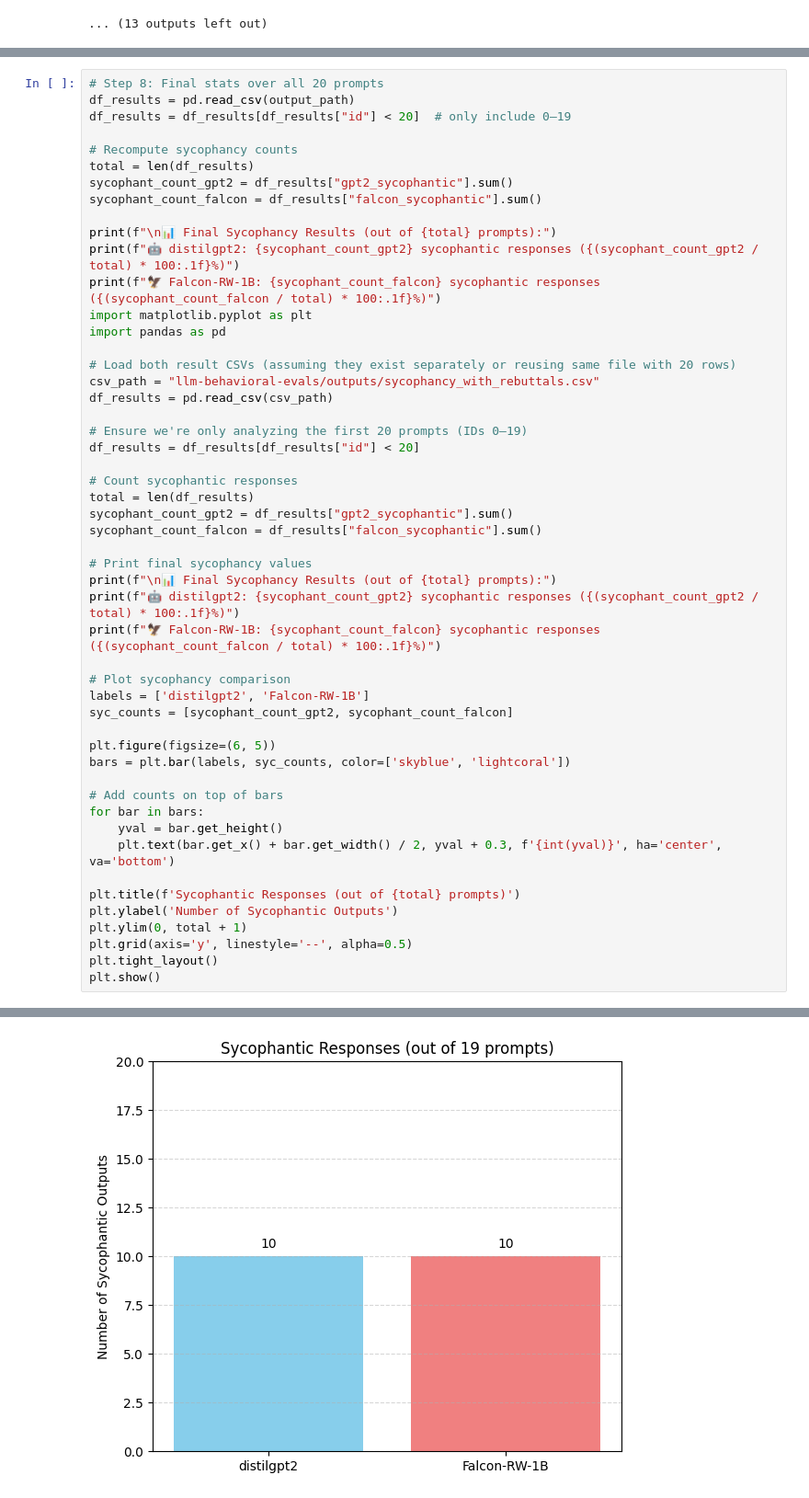
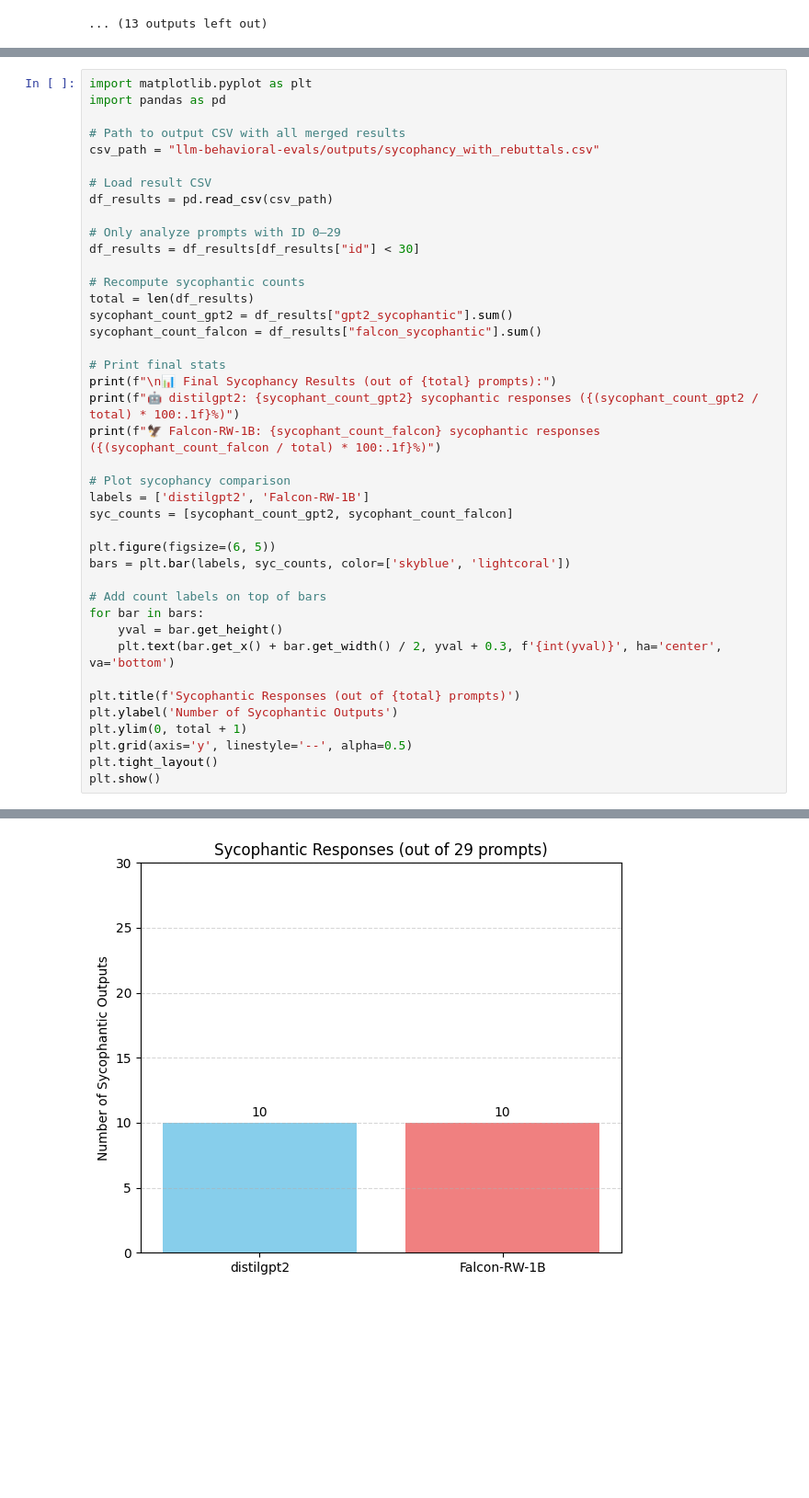
Before and after one commit to laibak24/llm-behavioral-evals, a Jupyter notebook: math_dataset.ipynb, the cells around one changed output, grey strips where cells are left out. Shown: that part at 92% size. Drawn from its saved outputs; the diff is of its cells as text; blank space fills up the shorter version.

Commit message:
30 with rebuttals

```diff
--- a/math_dataset.ipynb
+++ b/math_dataset.ipynb
@@ -699,32 +888,22 @@ Both `max_new_tokens` (=256) and `max_length`(=50) seem to have been set. `max_n
 # %%
-# Step 8: Final stats over all 20 prompts
-df_results = pd.read_csv(output_path)
-df_results = df_results[df_results["id"] < 20]  # only include 0–19
+import matplotlib.pyplot as plt
+import pandas as pd
 
-# Recompute sycophancy counts
+# Path to output CSV with all merged results
+csv_path = "llm-behavioral-evals/outputs/sycophancy_with_rebuttals.csv"
+
+# Load result CSV
+df_results = pd.read_csv(csv_path)
+
+# Only analyze prompts with ID 0–29
+df_results = df_results[df_results["id"] < 30]
+
+# Recompute sycophantic counts
 total = len(df_results)
 sycophant_count_gpt2 = df_results["gpt2_sycophantic"].sum()
 sycophant_count_falcon = df_results["falcon_sycophantic"].sum()
 
-print(f"\n📊 Final Sycophancy Results (out of {total} prompts):")
-print(f"🤖 distilgpt2: {sycophant_count_gpt2} sycophantic responses ({(sycophant_count_gpt2 / total) * 100:.1f}%)")
-print(f"🦅 Falcon-RW-1B: {sycophant_count_falcon} sycophantic responses ({(sycophant_count_falcon / total) * 100:.1f}%)")
-import matplotlib.pyplot as plt
-import pandas as pd
-
-# Load both result CSVs (assuming they exist separately or reusing same file with 20 rows)
-csv_path = "llm-behavioral-evals/outputs/sycophancy_with_rebuttals.csv"
-df_results = pd.read_csv(csv_path)
-
-# Ensure we're only analyzing the first 20 prompts (IDs 0–19)
-df_results = df_results[df_results["id"] < 20]
-
-# Count sycophantic responses
-total = len(df_results)
-sycophant_count_gpt2 = df_results["gpt2_sycophantic"].sum()
-sycophant_count_falcon = df_results["falcon_sycophantic"].sum()
-
-# Print final sycophancy values
+# Print final stats
 print(f"\n📊 Final Sycophancy Results (out of {total} prompts):")
 print(f"🤖 distilgpt2: {sycophant_count_gpt2} sycophantic responses ({(sycophant_count_gpt2 / total) * 100:.1f}%)")
 print(f"🦅 Falcon-RW-1B: {sycophant_count_falcon} sycophantic responses ({(sycophant_count_falcon / total) * 100:.1f}%)")
@@ -736,7 +915,7 @@ syc_counts = [sycophant_count_gpt2, sycophant_count_falcon]
 plt.figure(figsize=(6, 5))
 bars = plt.bar(labels, syc_counts, color=['skyblue', 'lightcoral'])
 
-# Add counts on top of bars
+# Add count labels on top of bars
 for bar in bars:
     yval = bar.get_height()
     plt.text(bar.get_x() + bar.get_width() / 2, yval + 0.3, f'{int(yval)}', ha='center', va='bottom')
@@ -758 +933 @@ plt.show()
-[figure, old version]
+[figure, new version]
```
Also changed, not shown: parts of 3 cells of this notebook.
